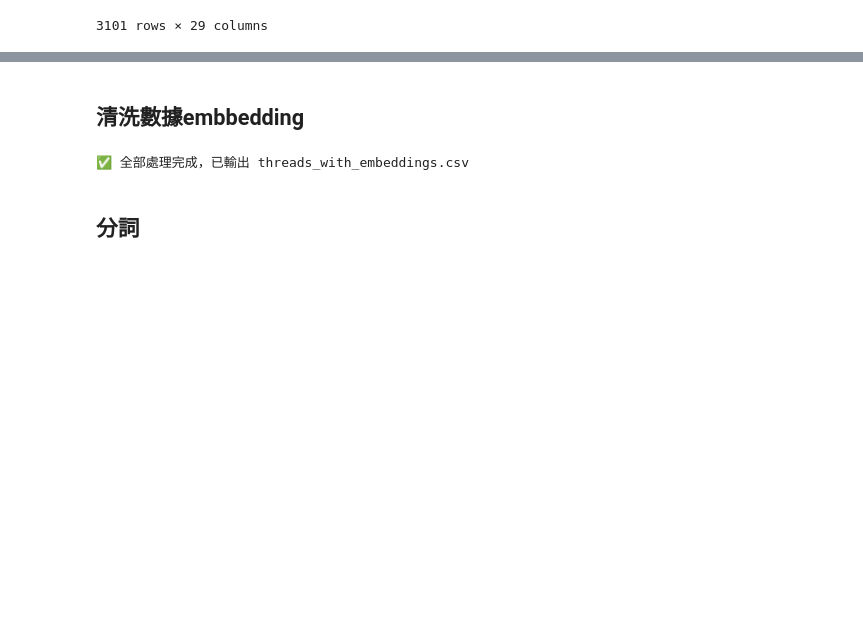
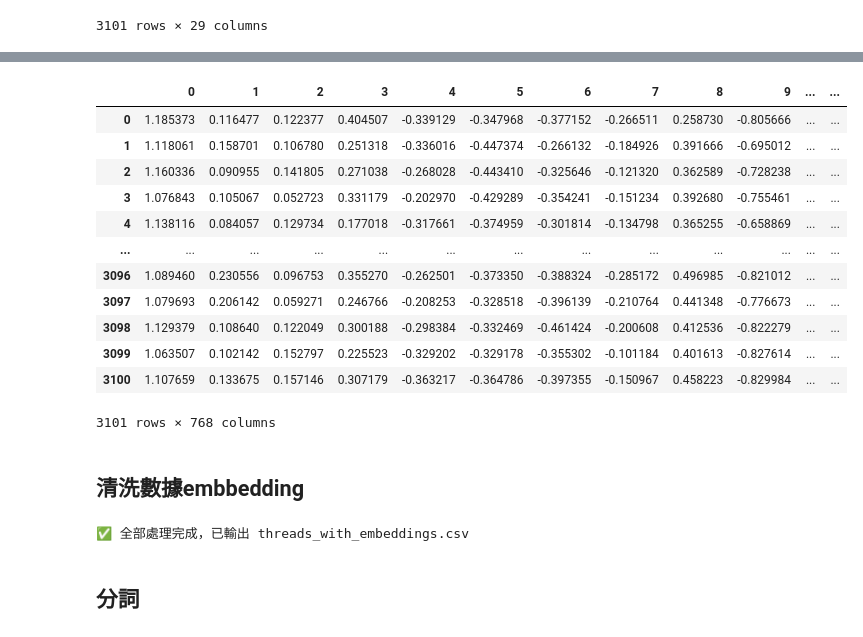
Before and after one commit to cccalan1108/Threads-Analysis-and-Prediction, a Jupyter notebook: SMA_Code.ipynb, the cells around one changed output, grey strips where cells are left out. Drawn from its saved outputs; the diff is of its cells as text; code cells hidden in the pictures; blank space fills up the shorter version.

```diff
--- a/SMA_Code.ipynb
+++ b/SMA_Code.ipynb
@@ -271,0 +311,26 @@ display(df)
+# %%
+def build_semantic_text(row):
+    parts = []
+
+    # 作者資訊加上前綴
+    if pd.notna(row["author"]):
+        parts.append(f"author_id: {row['author']}")
+
+    # 主題分類加上前綴
+    if pd.notna(row["topic"]):
+        parts.append(f"topic: {row['topic']}")
+
+    # Emoji 當作情感符號，合併成一串文字
+    if pd.notna(row["emojis"]):
+        emoji_text = " ".join(row["emojis"])
+        parts.append(f"emojis: {emoji_text}")
+
+    # 貼文正文
+    if pd.notna(row["content"]):
+        parts.append(f"content: {row['content']}")
+
+    return " ".join(parts)
+
+# 應用到 DataFrame
+df["semantic_text"] = df.apply(build_semantic_text, axis=1)
+df
@@ -272,3 +426,22 @@ display(df)
+# %%
+import pandas as pd
+
+Z_text_df = pd.DataFrame(Z_text_tensor.numpy())
+Z_text_df
+# %% [output]
+|  | 0 | 1 | 2 | 3 | 4 | 5 | 6 | 7 | 8 | 9 | ... | ... |
+| 0 | 1.185373 | 0.116477 | 0.122377 | 0.404507 | -0.339129 | -0.347968 | -0.377152 | -0.266511 | 0.258730 | -0.805666 | ... | ... |
+| 1 | 1.118061 | 0.158701 | 0.106780 | 0.251318 | -0.336016 | -0.447374 | -0.266132 | -0.184926 | 0.391666 | -0.695012 | ... | ... |
+| 2 | 1.160336 | 0.090955 | 0.141805 | 0.271038 | -0.268028 | -0.443410 | -0.325646 | -0.121320 | 0.362589 | -0.728238 | ... | ... |
+| 3 | 1.076843 | 0.105067 | 0.052723 | 0.331179 | -0.202970 | -0.429289 | -0.354241 | -0.151234 | 0.392680 | -0.755461 | ... | ... |
+| 4 | 1.138116 | 0.084057 | 0.129734 | 0.177018 | -0.317661 | -0.374959 | -0.301814 | -0.134798 | 0.365255 | -0.658869 | ... | ... |
+| ... | ... | ... | ... | ... | ... | ... | ... | ... | ... | ... | ... | ... |
+| 3096 | 1.089460 | 0.230556 | 0.096753 | 0.355270 | -0.262501 | -0.373350 | -0.388324 | -0.285172 | 0.496985 | -0.821012 | ... | ... |
+| 3097 | 1.079693 | 0.206142 | 0.059271 | 0.246766 | -0.208253 | -0.328518 | -0.396139 | -0.210764 | 0.441348 | -0.776673 | ... | ... |
+| 3098 | 1.129379 | 0.108640 | 0.122049 | 0.300188 | -0.298384 | -0.332469 | -0.461424 | -0.200608 | 0.412536 | -0.822279 | ... | ... |
+| 3099 | 1.063507 | 0.102142 | 0.152797 | 0.225523 | -0.329202 | -0.329178 | -0.355302 | -0.101184 | 0.401613 | -0.827614 | ... | ... |
+| 3100 | 1.107659 | 0.133675 | 0.157146 | 0.307179 | -0.363217 | -0.364786 | -0.397355 | -0.150967 | 0.458223 | -0.829984 | ... | ... |
+3101 rows × 768 columns
 # %% [markdown]
 ## 清洗數據embbedding
 # %%
```
Also changed, not shown: parts of 9 cells of this notebook.
